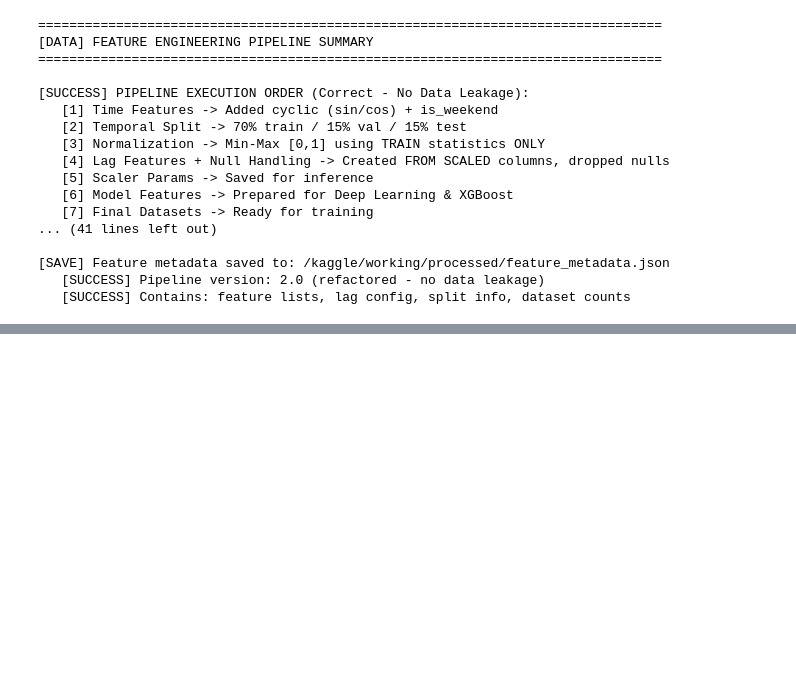
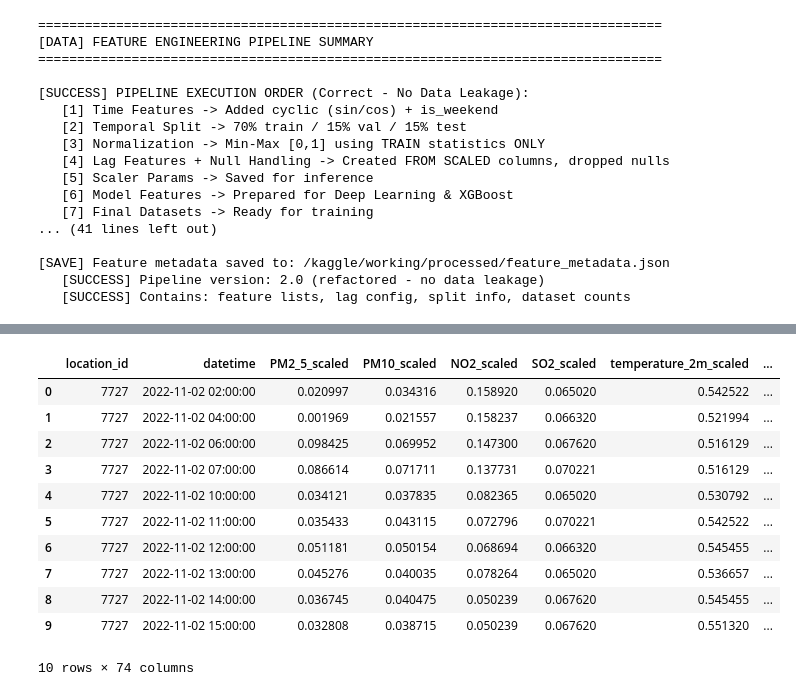
Before and after one commit to Sonous/pm25-predictor, a Jupyter notebook: notebooks/01_data_preprocessing.ipynb, the cells around one changed output, grey strips where cells are left out. Cells and saved outputs as stored; diff of their text form; code cells hidden in the pictures; blank space fills up the shorter version.

```diff
--- a/notebooks/01_data_preprocessing.ipynb
+++ b/notebooks/01_data_preprocessing.ipynb
@@ -2427,0 +2467,15 @@ cnn_train.head(10)
+# %%
+xgb_train.head(10)
+# %% [output]
+|  | location_id | datetime | PM2_5_scaled | PM10_scaled | NO2_scaled | SO2_scaled | temperature_2m_scaled | ... |
+| 0 | 7727 | 2022-11-02 02:00:00 | 0.020997 | 0.034316 | 0.158920 | 0.065020 | 0.542522 | ... |
+| 1 | 7727 | 2022-11-02 04:00:00 | 0.001969 | 0.021557 | 0.158237 | 0.066320 | 0.521994 | ... |
+| 2 | 7727 | 2022-11-02 06:00:00 | 0.098425 | 0.069952 | 0.147300 | 0.067620 | 0.516129 | ... |
+| 3 | 7727 | 2022-11-02 07:00:00 | 0.086614 | 0.071711 | 0.137731 | 0.070221 | 0.516129 | ... |
+| 4 | 7727 | 2022-11-02 10:00:00 | 0.034121 | 0.037835 | 0.082365 | 0.065020 | 0.530792 | ... |
+| 5 | 7727 | 2022-11-02 11:00:00 | 0.035433 | 0.043115 | 0.072796 | 0.070221 | 0.542522 | ... |
+| 6 | 7727 | 2022-11-02 12:00:00 | 0.051181 | 0.050154 | 0.068694 | 0.066320 | 0.545455 | ... |
+| 7 | 7727 | 2022-11-02 13:00:00 | 0.045276 | 0.040035 | 0.078264 | 0.065020 | 0.536657 | ... |
+| 8 | 7727 | 2022-11-02 14:00:00 | 0.036745 | 0.040475 | 0.050239 | 0.067620 | 0.545455 | ... |
+| 9 | 7727 | 2022-11-02 15:00:00 | 0.032808 | 0.038715 | 0.050239 | 0.067620 | 0.551320 | ... |
+10 rows × 74 columns
```
Also changed, not shown: parts of 20 cells of this notebook.
